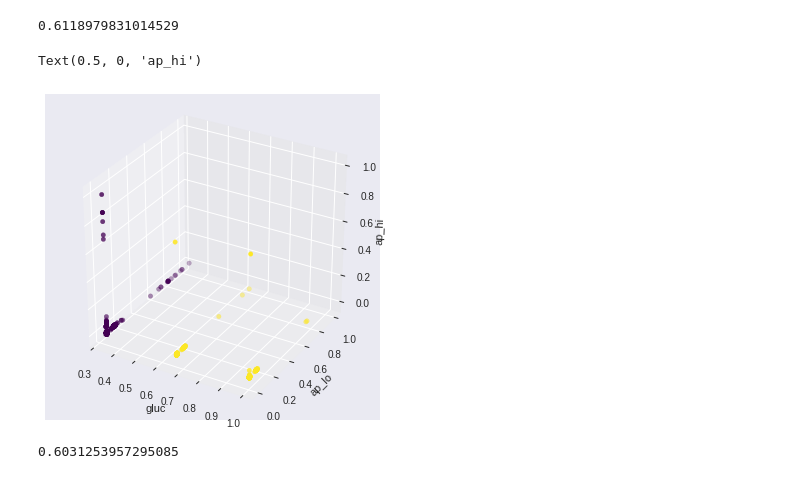
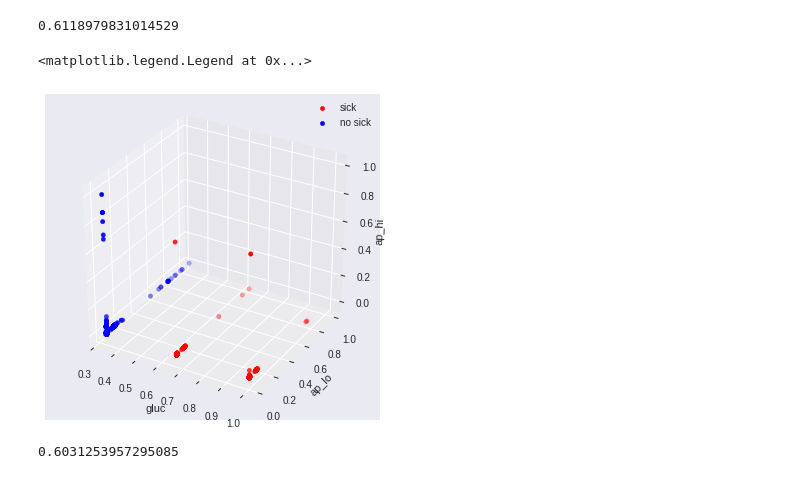
Before and after one commit to SilvaEmerson/clustering-algorithms, a Jupyter notebook: ClusteringComparative.ipynb, the cells around one changed output. Cells and saved outputs as stored; diff of their text form; code cells hidden in the pictures.

```diff
--- a/ClusteringComparative.ipynb
+++ b/ClusteringComparative.ipynb
@@ -126,3 +129,5 @@ df.describe()
 kmeans = KMeans(n_clusters=2, random_state=42)
 
 y_pred = kmeans.fit_predict(df[['ap_hi', 'ap_lo']])
+
+df['y_pred'] = y_pred
@@ -137,20 +147,27 @@ metrics.fowlkes_mallows_score(Y, y_pred)
 0.7068594794590015
 # %%
 y_pred = kmeans.fit_predict(df[['gluc', 'ap_lo', 'ap_hi']])
+
+df['y_pred'] = y_pred
 # %%
 metrics.fowlkes_mallows_score(Y, y_pred)
 # %% [output]
 0.6118979831014529
+# %%
+sick = df[df['y_pred'] == 1]
+no_sick = df[df['y_pred'] == 0]
 # %%
 fig = plt.figure(figsize=(6,6))
 ax = fig.add_subplot(111, projection='3d')
-ax.scatter(df['gluc'], df['ap_lo'], df['ap_hi'], c=y_pred, cmap=plt.cm.viridis)
+ax.scatter(sick['gluc'], sick['ap_lo'], sick['ap_hi'], label='sick', c='r', cmap=plt.cm.viridis)
+ax.scatter(no_sick['gluc'], no_sick['ap_lo'], no_sick['ap_hi'], label='no sick', c='b', cmap=plt.cm.viridis)
 ax.set_xlabel('gluc')
 ax.set_ylabel('ap_lo')
 ax.set_zlabel('ap_hi')
+plt.legend()
 # %% [output]
-Text(0.5, 0, 'ap_hi')
+<matplotlib.legend.Legend at 0x...>
-[figure, old version]
+[figure, new version]
 # %%
 y_pred = kmeans.fit_predict(df[['cholesterol', 'ap_lo', 'ap_hi', 'gluc']])
 # %%
```
Also changed, not shown: parts of 22 cells of this notebook.
